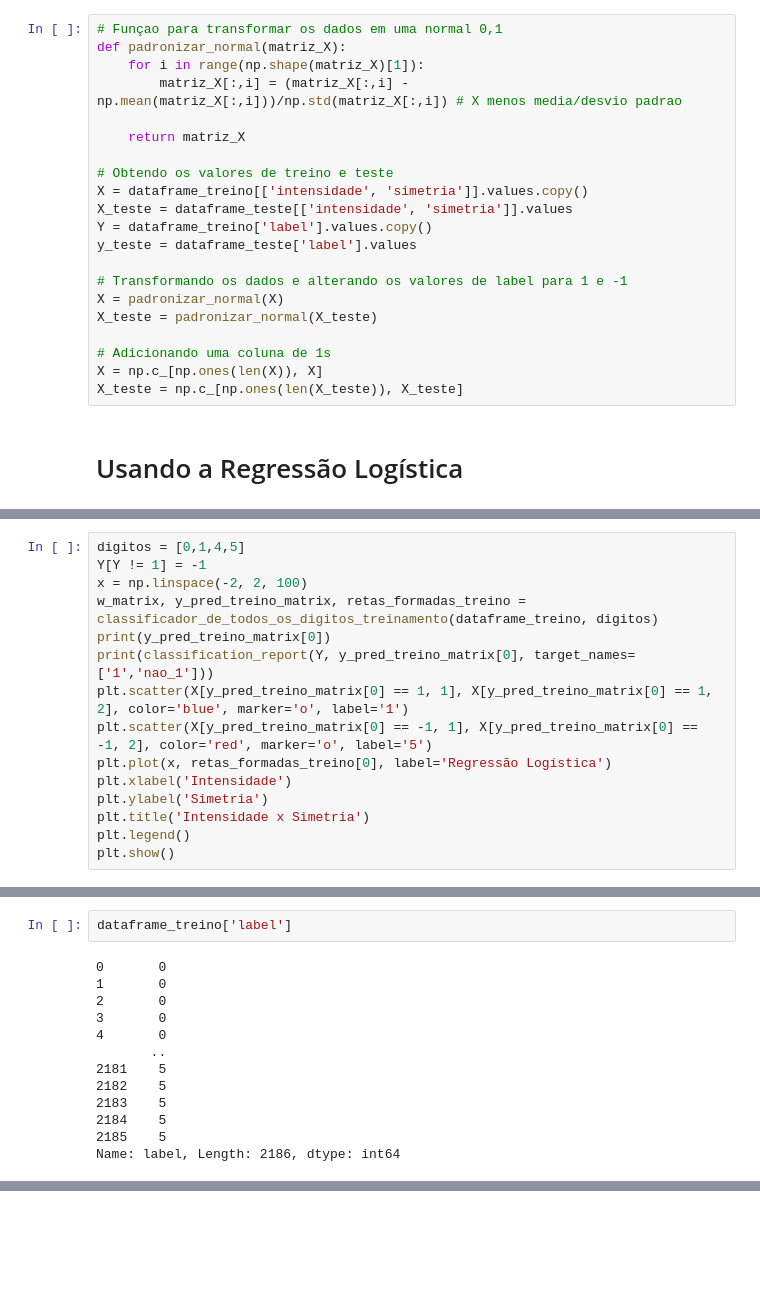
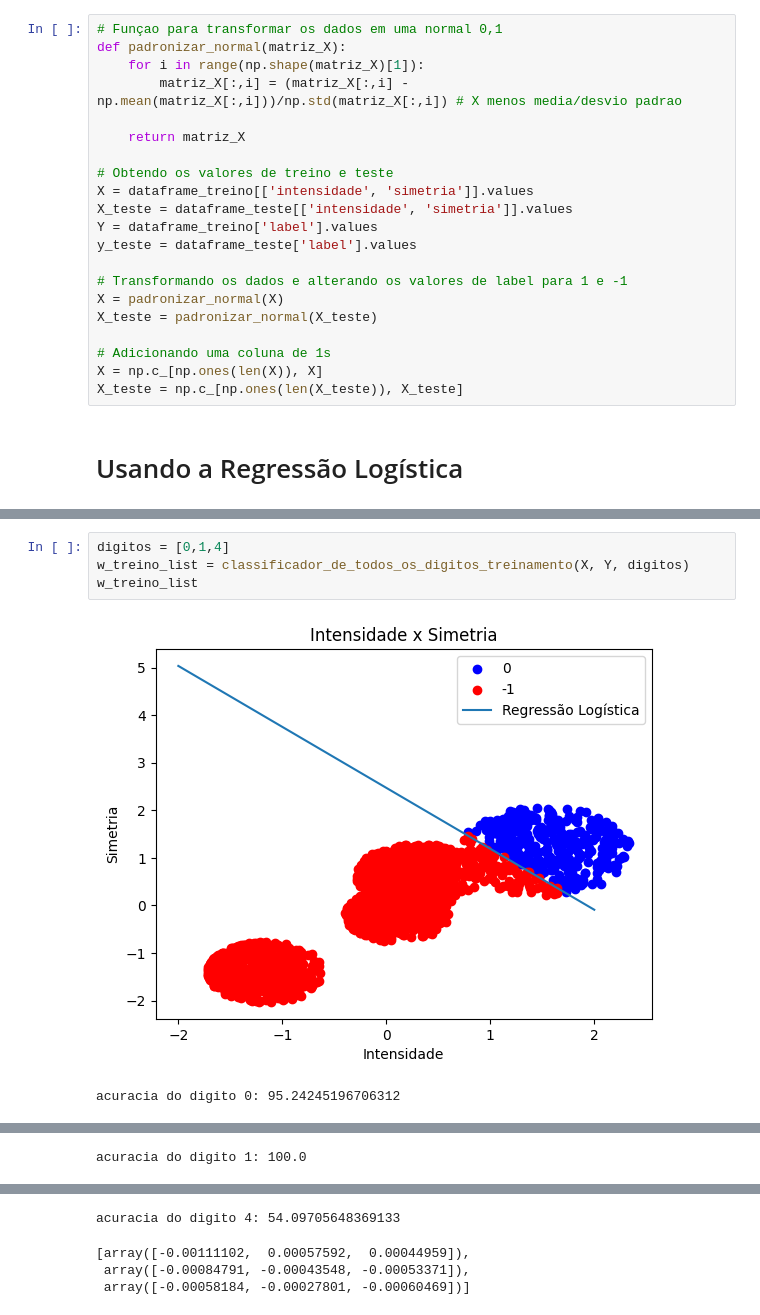
Before and after one commit to HodricVieira/Reconhecimento-de-digitos-ML-2023.2, a Jupyter notebook: 1_vs_all.ipynb, the cells around one changed output, grey strips where cells are left out. Cells and saved outputs as stored; diff of their text form; blank space fills up the shorter version.

Commit message:
regressao linear 1 vs todos implementada, regressao logistica com um erro na classificacao do 4 para o 5, falta criar o metodo plot no pla

```diff
--- a/1_vs_all.ipynb
+++ b/1_vs_all.ipynb
@@ -39,9 +24,9 @@ def padronizar_normal(matriz_X):
     return matriz_X
 
 # Obtendo os valores de treino e teste
-X = dataframe_treino[['intensidade', 'simetria']].values.copy()
+X = dataframe_treino[['intensidade', 'simetria']].values
 X_teste = dataframe_teste[['intensidade', 'simetria']].values
-Y = dataframe_treino['label'].values.copy()
+Y = dataframe_treino['label'].values
 y_teste = dataframe_teste['label'].values
 
 # Transformando os dados e alterando os valores de label para 1 e -1
@@ -108,15 +64,0 @@ y_pred_treino[y_pred_treino == -1] = 5'''
-# %%
-digitos = [0,1,4,5]
-Y[Y != 1] = -1
-x = np.linspace(-2, 2, 100)
-w_matrix, y_pred_treino_matrix, retas_formadas_treino = classificador_de_todos_os_digitos_treinamento(dataframe_treino, digitos)
-print(y_pred_treino_matrix[0])
-print(classification_report(Y, y_pred_treino_matrix[0], target_names=['1','nao_1']))
-plt.scatter(X[y_pred_treino_matrix[0] == 1, 1], X[y_pred_treino_matrix[0] == 1, 2], color='blue', marker='o', label='1')
-plt.scatter(X[y_pred_treino_matrix[0] == -1, 1], X[y_pred_treino_matrix[0] == -1, 2], color='red', marker='o', label='5')
-plt.plot(x, retas_formadas_treino[0], label='Regressão Logística')
-plt.xlabel('Intensidade')
-plt.ylabel('Simetria')
-plt.title('Intensidade x Simetria')
-plt.legend()
-plt.show()
@@ -141,15 +65,7 @@ weighted avg       0.49      0.58      0.53      2186
-# %%
-dataframe_treino['label']
-# %% [output]
-0       0
-1       0
-2       0
-3       0
-4       0
-       ..
-2181    5
-2182    5
-2183    5
-2184    5
-2185    5
-Name: label, Length: 2186, dtype: int64
+# %%
+digitos = [0,1,4]
+w_treino_list = classificador_de_todos_os_digitos_treinamento(X, Y, digitos)
+w_treino_list
+# %% [output]
+[figure, added]
+acuracia do digito 0: 95.24245196706312
@@ -155,0 +73 @@ Name: label, Length: 2186, dtype: int64
+acuracia do digito 1: 100.0
@@ -155,0 +75,4 @@ Name: label, Length: 2186, dtype: int64
+acuracia do digito 4: 54.09705648369133
+[array([-0.00111102,  0.00057592,  0.00044959]),
+ array([-0.00084791, -0.00043548, -0.00053371]),
+ array([-0.00058184, -0.00027801, -0.00060469])]
```
Also changed, not shown: parts of 8 cells of this notebook, 4 other files.
